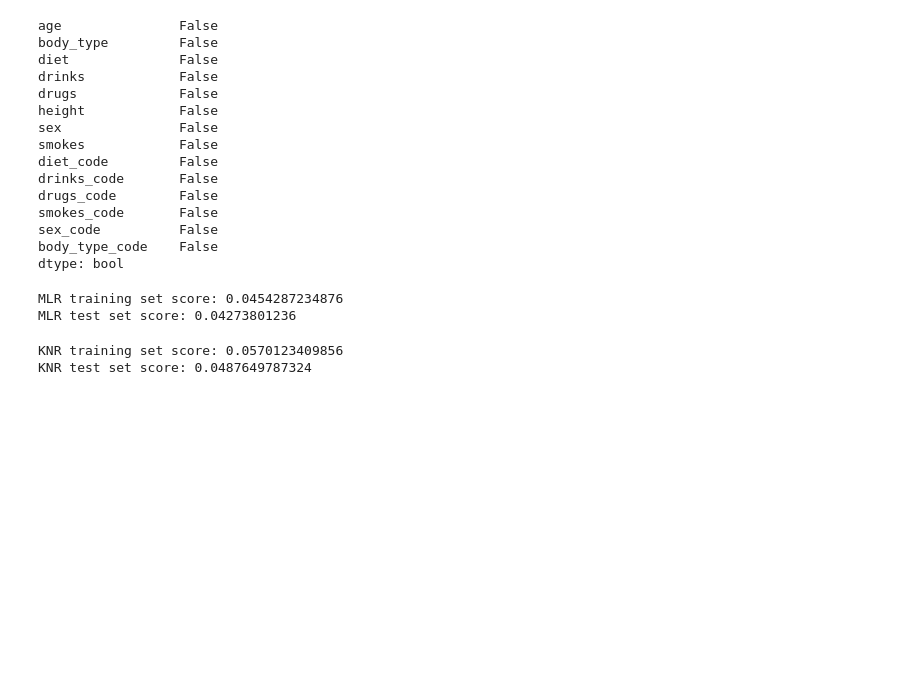
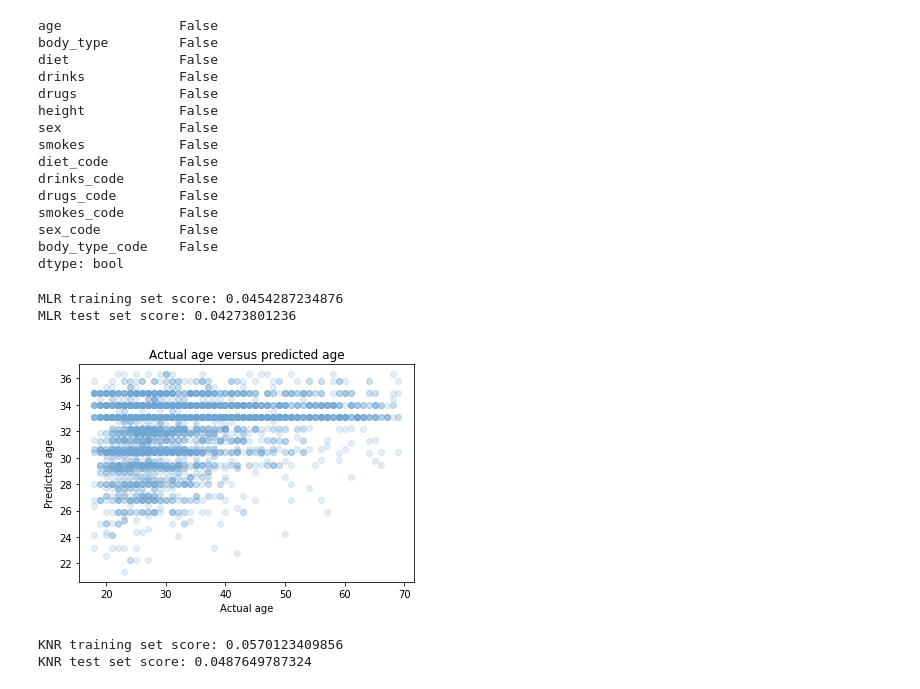
Before and after one commit to andrewhercules/date-a-scientist, a Jupyter notebook: date_a_scientist.ipynb, the cells around one changed output. Drawn from its saved outputs; the diff is of its cells as text; code cells hidden in the pictures; blank space fills up the shorter version.

```diff
--- a/date_a_scientist.ipynb
+++ b/date_a_scientist.ipynb
@@ -429,7 +429,7 @@ list_of_features_for_analysis = [
     'drinks_code',
     'drugs_code',
     'smokes_code',
-    #'body_type_code',
+    'body_type_code',
 ]
 features = all_data[list_of_features_for_analysis]
 scaled_features = scale(features, axis=0)
@@ -451,6 +451,20 @@ print("MLR test set score: %s" %(mlr_test_score))
 # %% [output]
 MLR training set score: 0.0454287234876
 MLR test set score: 0.04273801236
+# %%
+#generate plot showing difference between predicted age and actual age using LinearRegression model
+
+mlr_predictions = model.predict(X_test)
+
+light_blue = "#6fa5d2"
+
+plt.scatter(y_test, mlr_predictions, c=light_blue, alpha=0.2)
+plt.title("Actual age versus predicted age")
+plt.xlabel("Actual age")
+plt.ylabel("Predicted age")
+plt.show()
+# %% [output]
+[figure, added]
 # %%
 #build KNN Regressor to predict age
 
```
Also changed, not shown: parts of 4 cells of this notebook.
